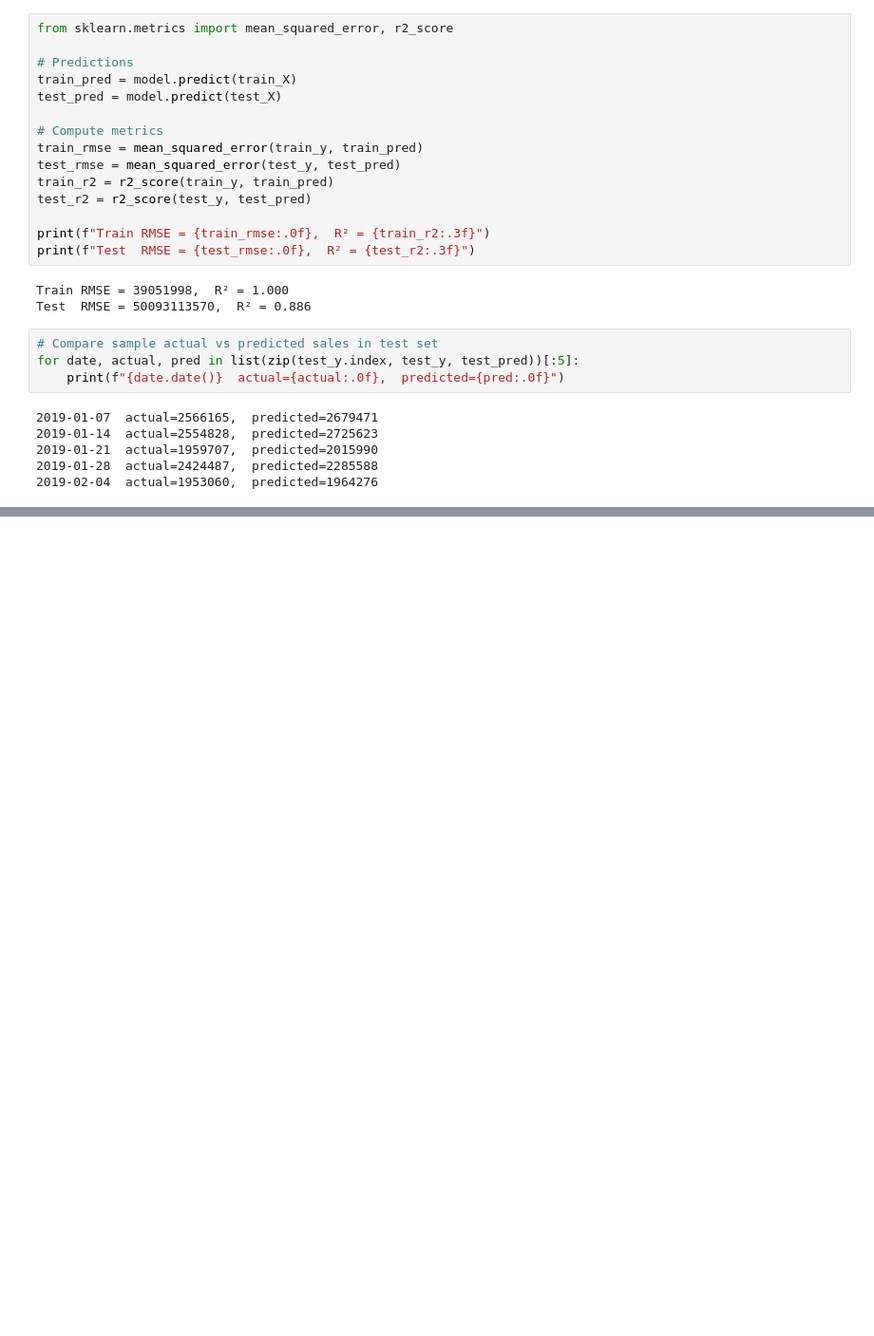
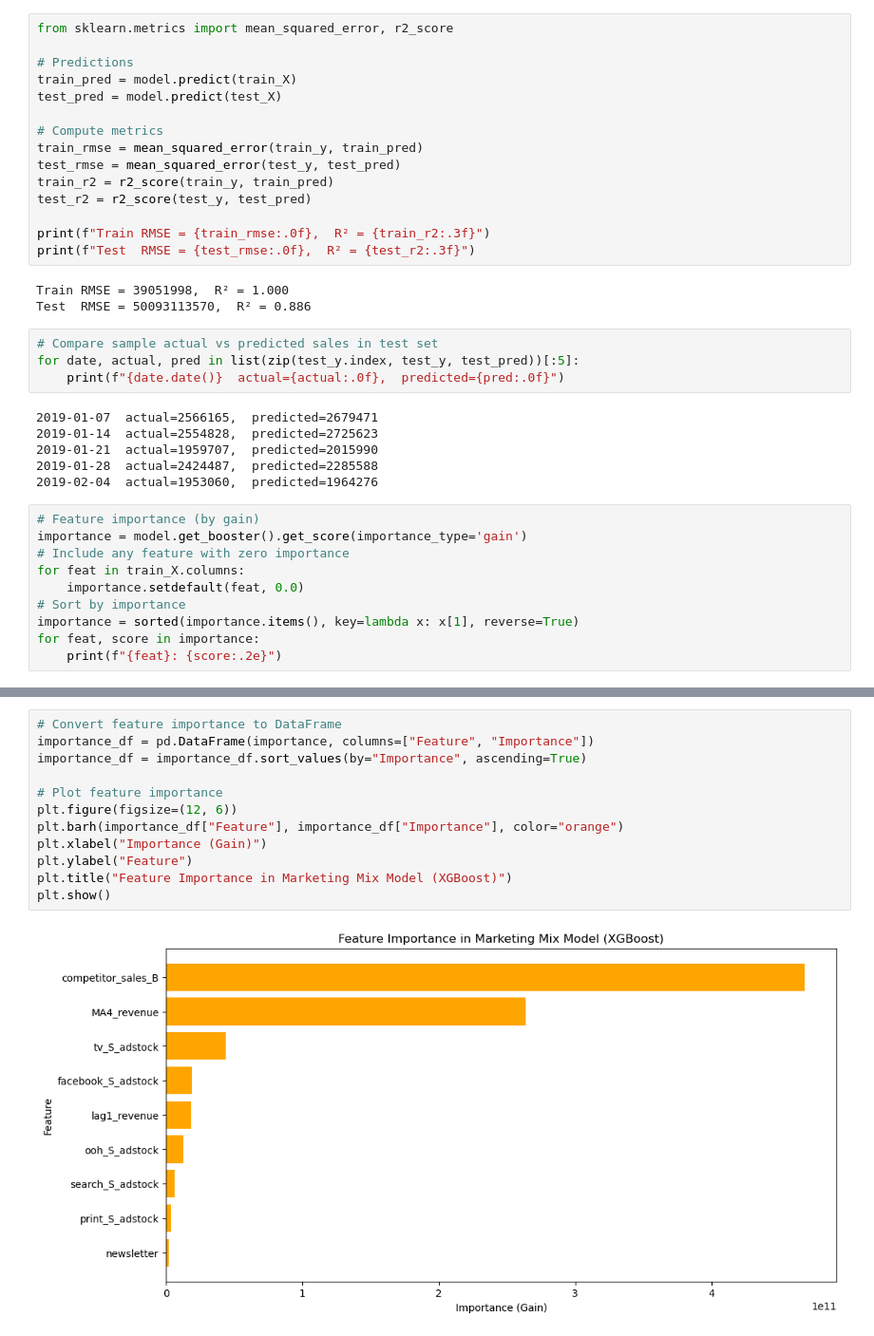
Before and after one commit to cwleung/mmm, a Jupyter notebook: mmm_xgb.ipynb, the cells around one changed output, grey strips where cells are left out. Shown at 95% size. Drawn from its saved outputs; the diff is of its cells as text; blank space fills up the shorter version.

```diff
--- a/mmm_xgb.ipynb
+++ b/mmm_xgb.ipynb
@@ -120,3 +120,13 @@ for date, actual, pred in list(zip(test_y.index, test_y, test_pred))[:5]:
 2019-01-21  actual=1959707,  predicted=2015990
 2019-01-28  actual=2424487,  predicted=2285588
 2019-02-04  actual=1953060,  predicted=1964276
+# %%
+# Feature importance (by gain)
+importance = model.get_booster().get_score(importance_type='gain')
+# Include any feature with zero importance
+for feat in train_X.columns:
+    importance.setdefault(feat, 0.0)
+# Sort by importance
+importance = sorted(importance.items(), key=lambda x: x[1], reverse=True)
+for feat, score in importance:
+    print(f"{feat}: {score:.2e}")
@@ -122,0 +175,14 @@ for date, actual, pred in list(zip(test_y.index, test_y, test_pred))[:5]:
+# %%
+# Convert feature importance to DataFrame
+importance_df = pd.DataFrame(importance, columns=["Feature", "Importance"])
+importance_df = importance_df.sort_values(by="Importance", ascending=True)
+
+# Plot feature importance
+plt.figure(figsize=(12, 6))
+plt.barh(importance_df["Feature"], importance_df["Importance"], color="orange")
+plt.xlabel("Importance (Gain)")
+plt.ylabel("Feature")
+plt.title("Feature Importance in Marketing Mix Model (XGBoost)")
+plt.show()
+# %% [output]
+[figure, added]
```
Also changed, not shown: parts of 4 cells of this notebook.
